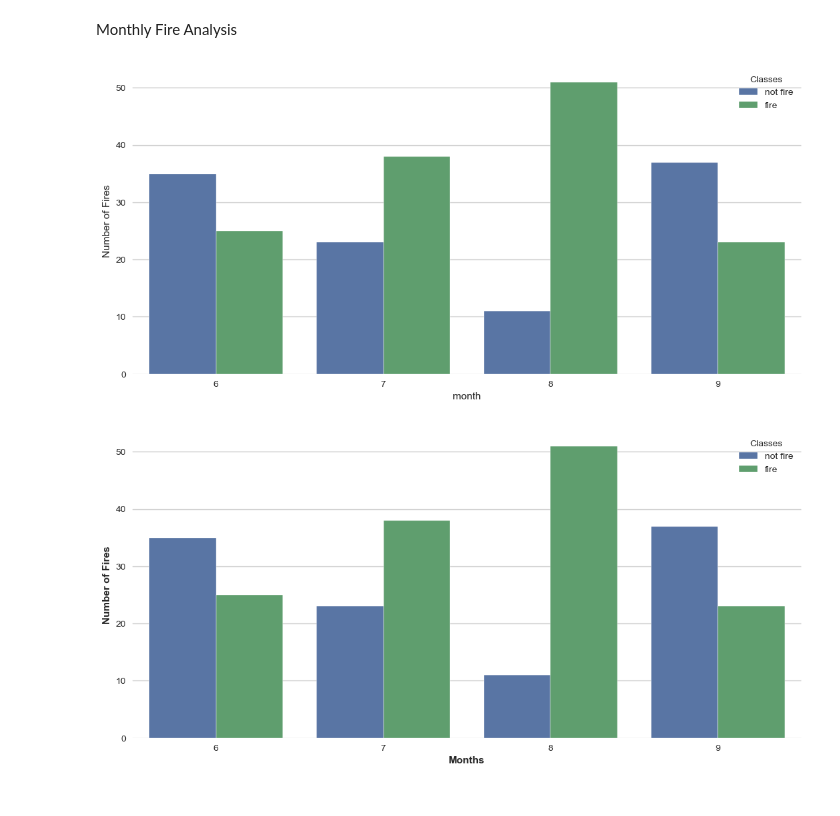
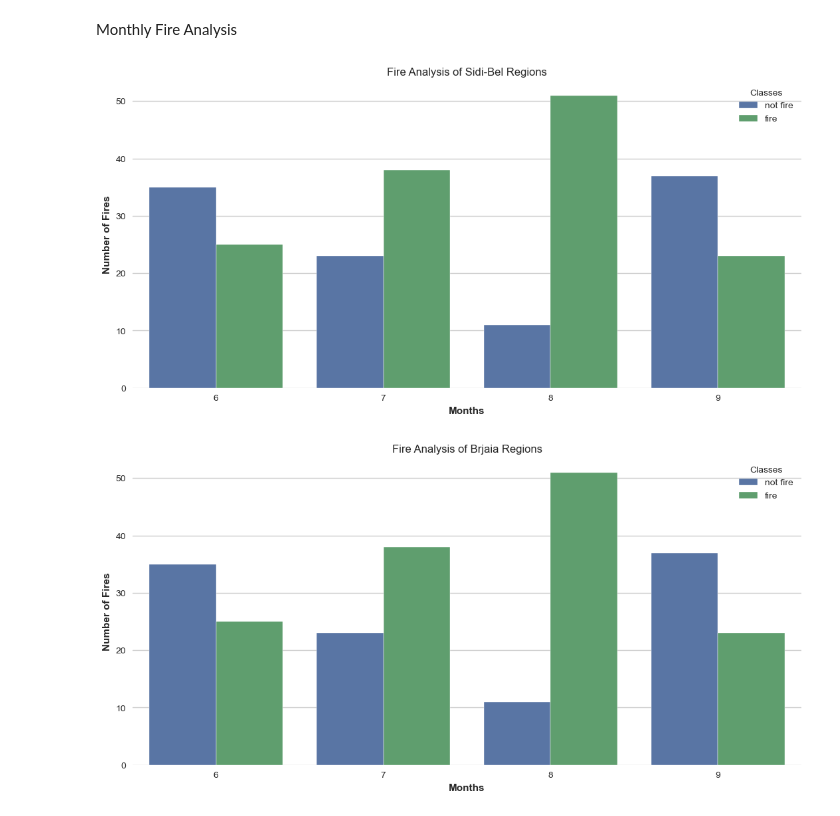
Before and after one commit to Chetana10r/Machine_Learning_Course, a Jupyter notebook: Ridge_lasso/ridge.ipynb, the cells around one changed output. Cells and saved outputs as stored; diff of their text form; code cells hidden in the pictures.

```diff
--- a/Ridge_lasso/ridge.ipynb
+++ b/Ridge_lasso/ridge.ipynb
@@ -401,11 +401,22 @@ Monthly Fire Analysis
 # %%
 dftemp=df.loc[df['Region']==1]
 plt.subplots(figsize=(13,6))
 sns.set_style('whitegrid')
 sns.countplot(x='month',hue='Classes',data=df)
 plt.ylabel("Number of Fires",weight='bold')
 plt.xlabel('Months',weight='bold')
+plt.title("Fire Analysis of Sidi-Bel Regions")
 plt.show()
 # %% [output]
-[figure, old version]
+[figure, new version]
-[figure, removed]
+# %%
+dftemp=df.loc[df['Region']==0]
+plt.subplots(figsize=(13,6))
+sns.set_style('whitegrid')
+sns.countplot(x='month',hue='Classes',data=df)
+plt.ylabel("Number of Fires",weight='bold')
+plt.xlabel('Months',weight='bold')
+plt.title("Fire Analysis of Brjaia Regions")
+plt.show()
+# %% [output]
+[figure, added]
```
Also changed, not shown: parts of 3 cells of this notebook, 1 other file.
